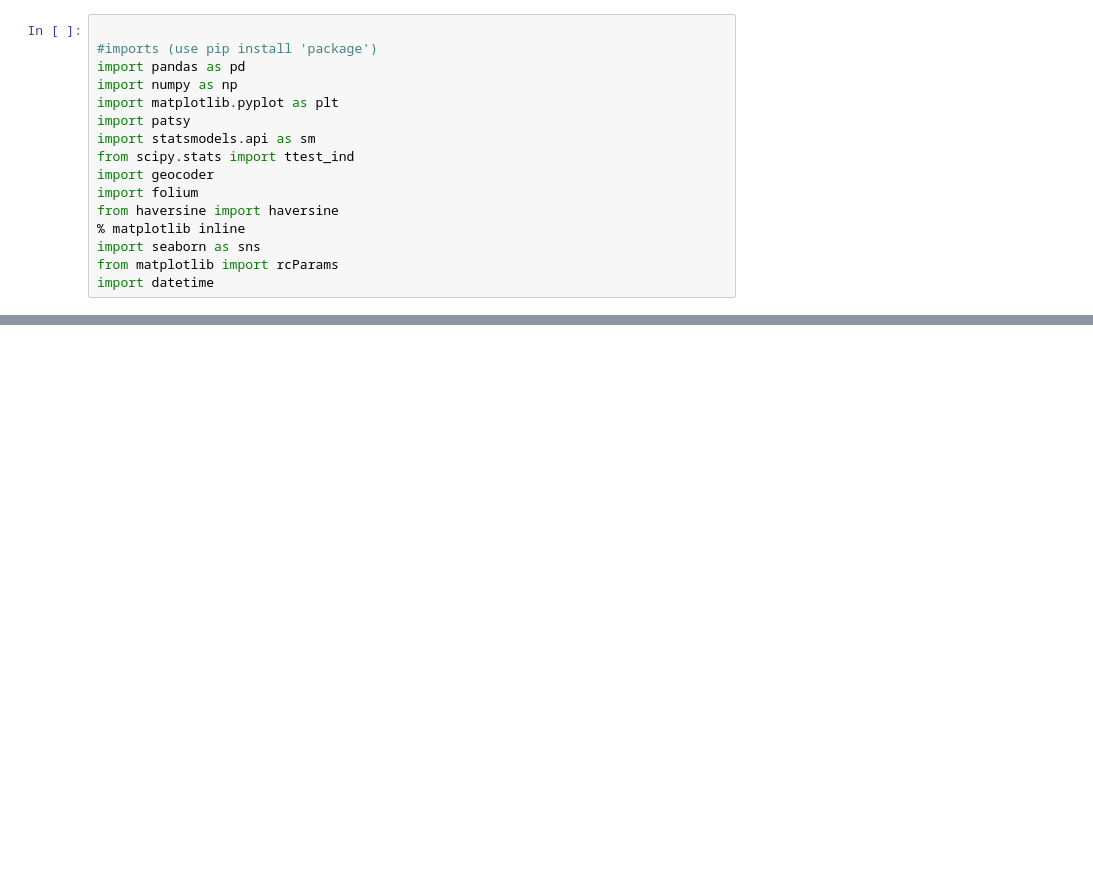
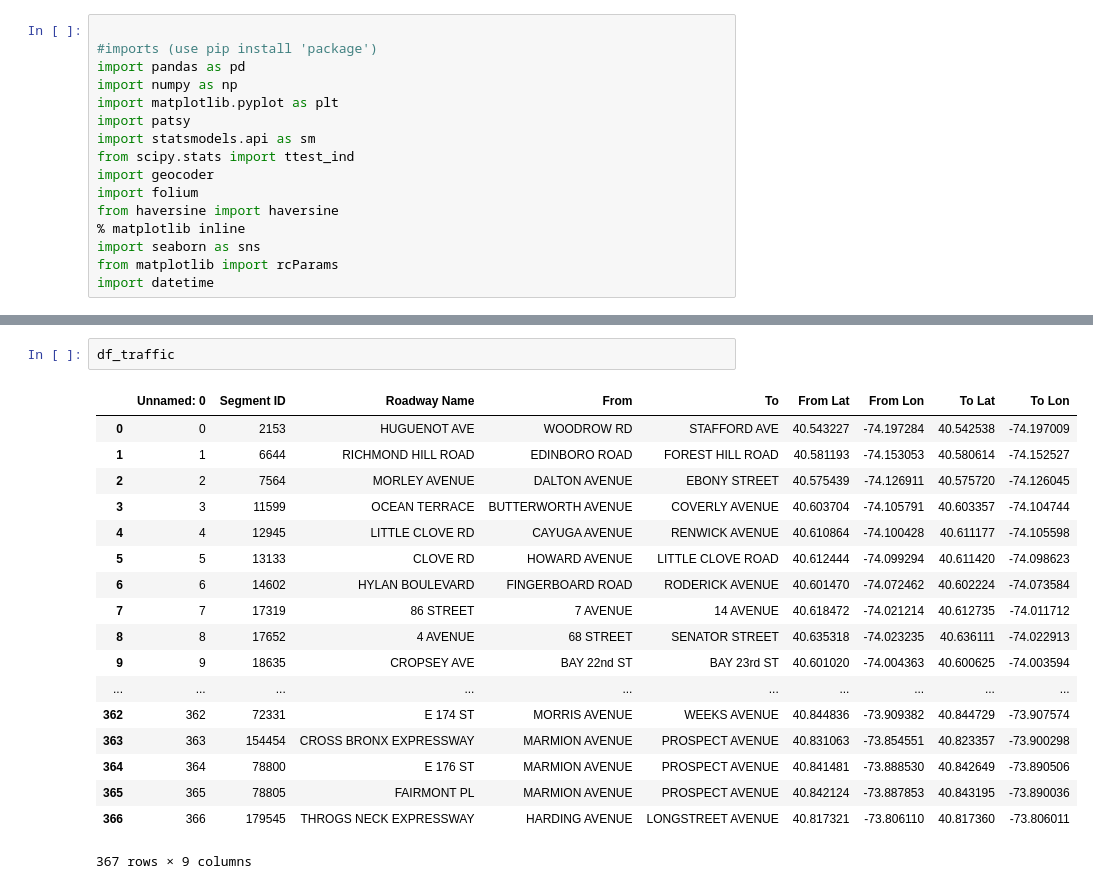
Before and after one commit to HarshaLaxman/NYCBoroTaxiAnalysis, a Jupyter notebook: BoroAgainstTotalTraffic.ipynb, the cells around one changed output, grey strips where cells are left out. Cells and saved outputs as stored; diff of their text form; blank space fills up the shorter version.

```diff
--- a/BoroAgainstTotalTraffic.ipynb
+++ b/BoroAgainstTotalTraffic.ipynb
@@ -38,0 +43,21 @@ ax.bar([1, 2], [greenSum, trafficSum], width=1,
+# %%
+df_traffic
+# %% [output]
+|  | Unnamed: 0 | Segment ID | Roadway Name | From | To | From Lat | From Lon | To Lat | To Lon |
+| 0 | 0 | 2153 | HUGUENOT AVE | WOODROW RD | STAFFORD AVE | 40.543227 | -74.197284 | 40.542538 | -74.197009 |
+| 1 | 1 | 6644 | RICHMOND HILL ROAD | EDINBORO ROAD | FOREST HILL ROAD | 40.581193 | -74.153053 | 40.580614 | -74.152527 |
+| 2 | 2 | 7564 | MORLEY AVENUE | DALTON AVENUE | EBONY STREET | 40.575439 | -74.126911 | 40.575720 | -74.126045 |
+| 3 | 3 | 11599 | OCEAN TERRACE | BUTTERWORTH AVENUE | COVERLY AVENUE | 40.603704 | -74.105791 | 40.603357 | -74.104744 |
+| 4 | 4 | 12945 | LITTLE CLOVE RD | CAYUGA AVENUE | RENWICK AVENUE | 40.610864 | -74.100428 | 40.611177 | -74.105598 |
+| 5 | 5 | 13133 | CLOVE RD | HOWARD AVENUE | LITTLE CLOVE ROAD | 40.612444 | -74.099294 | 40.611420 | -74.098623 |
+| 6 | 6 | 14602 | HYLAN BOULEVARD | FINGERBOARD ROAD | RODERICK AVENUE | 40.601470 | -74.072462 | 40.602224 | -74.073584 |
+| 7 | 7 | 17319 | 86 STREET | 7 AVENUE | 14 AVENUE | 40.618472 | -74.021214 | 40.612735 | -74.011712 |
+| 8 | 8 | 17652 | 4 AVENUE | 68 STREET | SENATOR STREET | 40.635318 | -74.023235 | 40.636111 | -74.022913 |
+| 9 | 9 | 18635 | CROPSEY AVE | BAY 22nd ST | BAY 23rd ST | 40.601020 | -74.004363 | 40.600625 | -74.003594 |
+| ... | ... | ... | ... | ... | ... | ... | ... | ... | ... |
+| 362 | 362 | 72331 | E 174 ST | MORRIS AVENUE | WEEKS AVENUE | 40.844836 | -73.909382 | 40.844729 | -73.907574 |
+| 363 | 363 | 154454 | CROSS BRONX EXPRESSWAY | MARMION AVENUE | PROSPECT AVENUE | 40.831063 | -73.854551 | 40.823357 | -73.900298 |
+| 364 | 364 | 78800 | E 176 ST | MARMION AVENUE | PROSPECT AVENUE | 40.841481 | -73.888530 | 40.842649 | -73.890506 |
+| 365 | 365 | 78805 | FAIRMONT PL | MARMION AVENUE | PROSPECT AVENUE | 40.842124 | -73.887853 | 40.843195 | -73.890036 |
+| 366 | 366 | 179545 | THROGS NECK EXPRESSWAY | HARDING AVENUE | LONGSTREET AVENUE | 40.817321 | -73.806110 | 40.817360 | -73.806011 |
+367 rows × 9 columns
```
Also changed, not shown: parts of 2 cells of this notebook, 1 other file.
